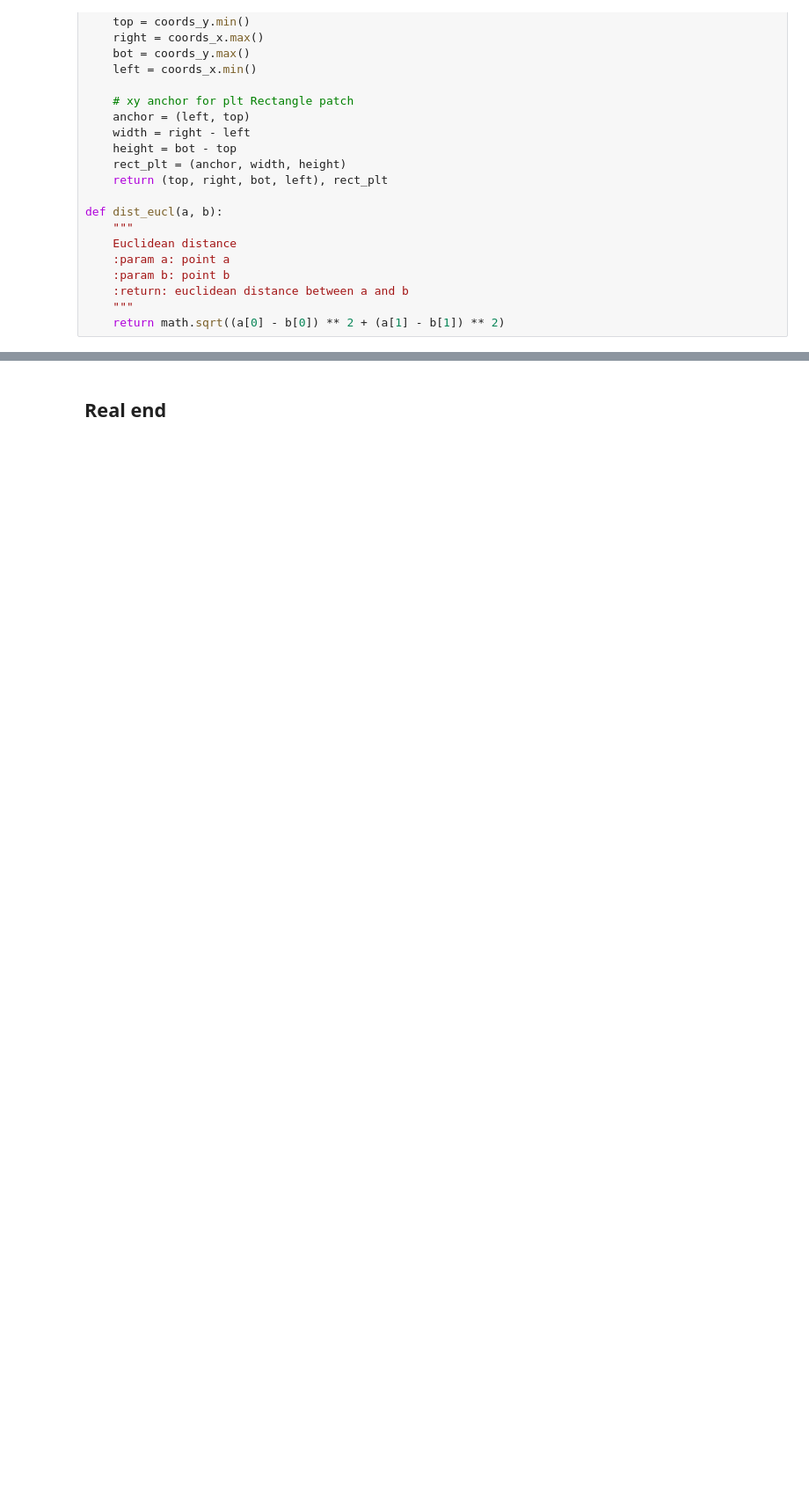
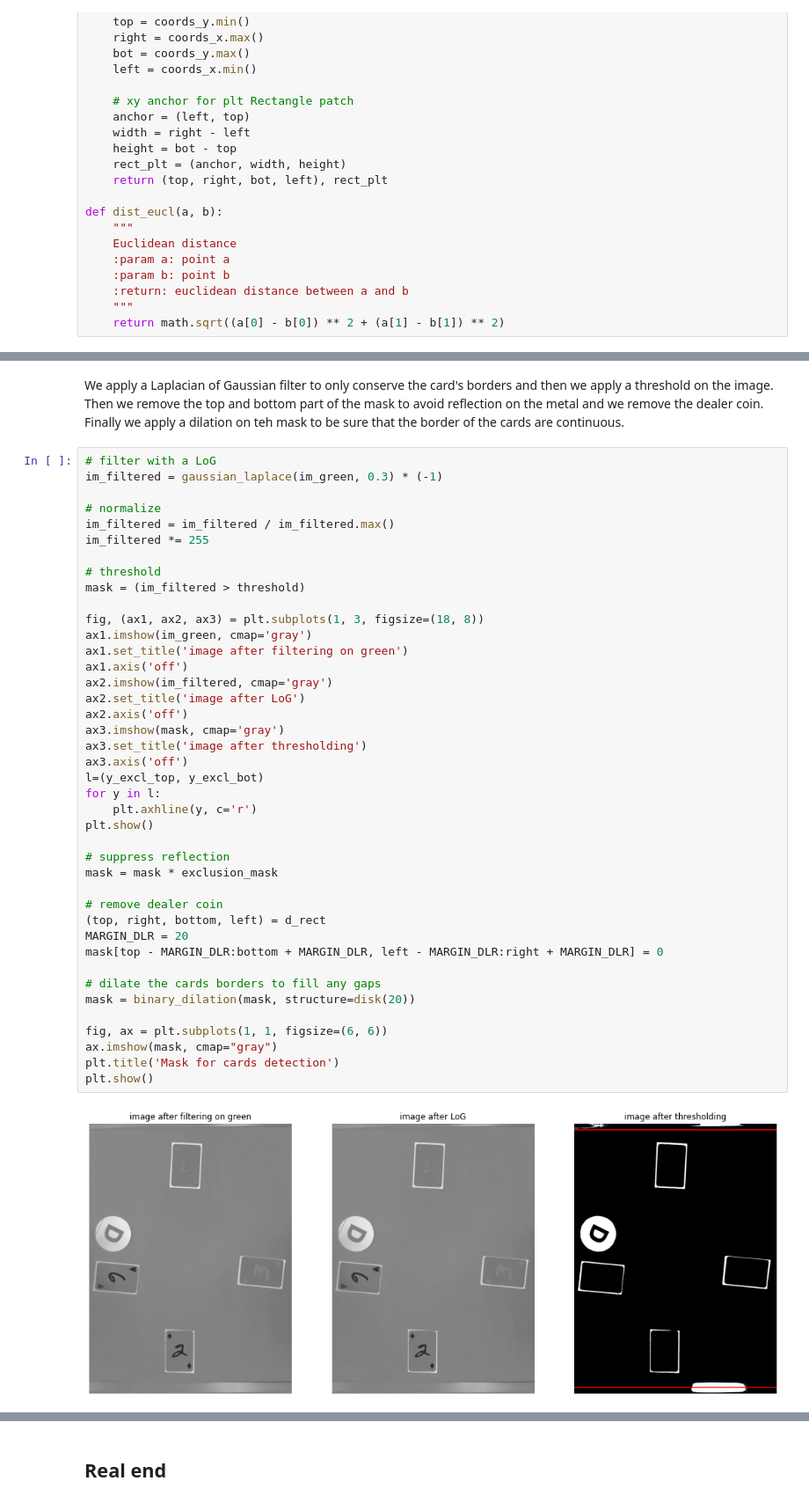
Before and after one commit to aalshabaan/iapr, a Jupyter notebook: project/project.ipynb, the cells around one changed output, grey strips where cells are left out. Shown at 88% size. Drawn from its saved outputs; the diff is of its cells as text; blank space fills up the shorter version.

```diff
--- a/project/project.ipynb
+++ b/project/project.ipynb
@@ -562,0 +561,45 @@ Dealer player is: player 2015
+# %% [markdown]
+We apply a Laplacian of Gaussian filter to only conserve the card's borders and then we apply a threshold on the image. Then we remove the top and bottom part of the mask to avoid reflection on the metal and we remove the dealer coin. Finally we apply a dilation on teh mask to be sure that the border of the cards are continuous.
+# %%
+# filter with a LoG
+im_filtered = gaussian_laplace(im_green, 0.3) * (-1)
+
+# normalize
+im_filtered = im_filtered / im_filtered.max()
+im_filtered *= 255
+
+# threshold
+mask = (im_filtered > threshold)
+
+fig, (ax1, ax2, ax3) = plt.subplots(1, 3, figsize=(18, 8))
+ax1.imshow(im_green, cmap='gray')
+ax1.set_title('image after filtering on green')
+ax1.axis('off')
+ax2.imshow(im_filtered, cmap='gray')
+ax2.set_title('image after LoG')
+ax2.axis('off')
+ax3.imshow(mask, cmap='gray')
+ax3.set_title('image after thresholding')
+ax3.axis('off')
+l=(y_excl_top, y_excl_bot)
+for y in l:
+    plt.axhline(y, c='r')
+plt.show()
+
+# suppress reflection
+mask = mask * exclusion_mask
+
+# remove dealer coin
+(top, right, bottom, left) = d_rect
+MARGIN_DLR = 20
+mask[top - MARGIN_DLR:bottom + MARGIN_DLR, left - MARGIN_DLR:right + MARGIN_DLR] = 0
+
+# dilate the cards borders to fill any gaps
+mask = binary_dilation(mask, structure=disk(20))
+
+fig, ax = plt.subplots(1, 1, figsize=(6, 6))
+ax.imshow(mask, cmap="gray")
+plt.title('Mask for cards detection')
+plt.show()
+# %% [output]
+[figure, added]
```
Also changed, not shown: parts of 14 cells of this notebook.
